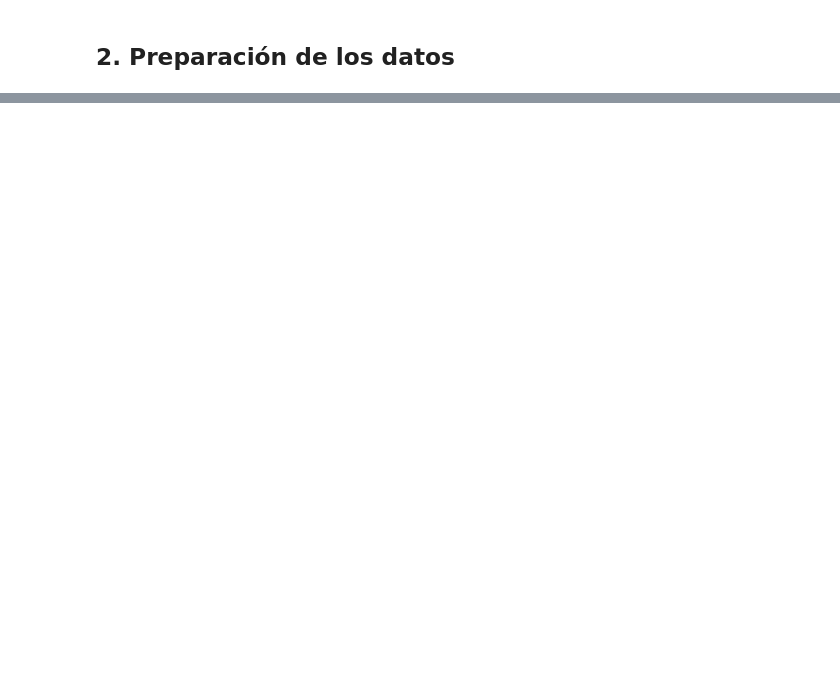
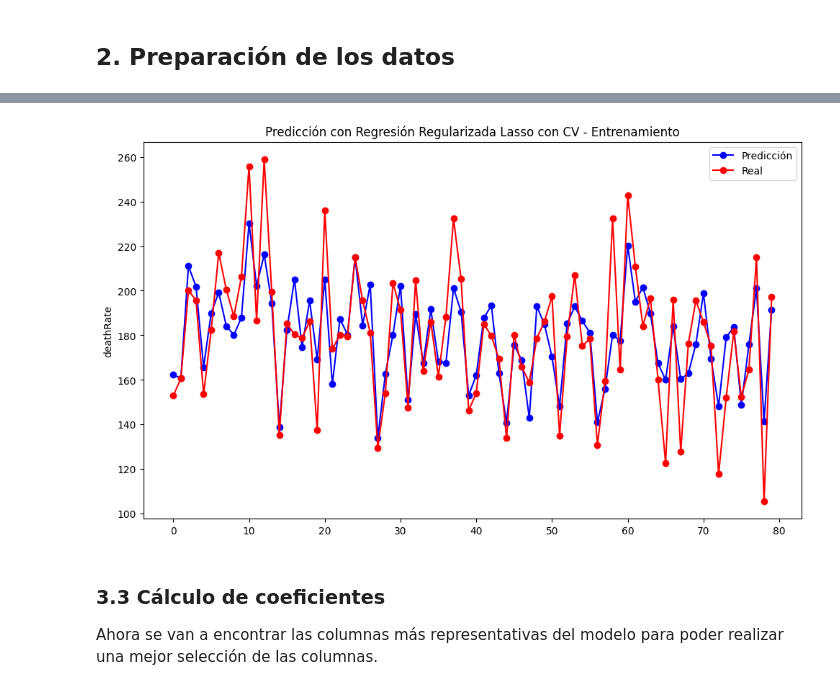
Before and after one commit to SantiagoM99/BI-Esculapio, a Jupyter notebook: Laboratorio2/Laboratorio 2.ipynb, the cells around one changed output, grey strips where cells are left out. Drawn from its saved outputs; the diff is of its cells as text; code cells hidden in the pictures; blank space fills up the shorter version.

```diff
--- a/Laboratorio2/Laboratorio 2.ipynb
+++ b/Laboratorio2/Laboratorio 2.ipynb
@@ -287,0 +448,13 @@ Created in <span style='font-weight:600;margin-left:4px;'>Deepnote</span></a>
+# %%
+cat_transformer = Pipeline(
+    steps=[
+        ('fix_values', FunctionTransformer(fix_cat_values, validate=False)),
+        ('ordinal_or_one_hot', ColumnTransformer(
+            transformers=[
+                ('ordinal_binned', OrdinalEncoder(handle_unknown='use_encoded_value', unknown_value=-1), ['binnedInc']),
+                ('geo', OneHotEncoder(handle_unknown='ignore'), ['Geography'])
+            ],
+            remainder='passthrough'
+        ))
+    ]
+)
@@ -287,0 +507,3 @@ Created in <span style='font-weight:600;margin-left:4px;'>Deepnote</span></a>
+# %%
+%%time
+grid_search.fit(X_train, Y_train)
@@ -287,0 +594,4 @@ Created in <span style='font-weight:600;margin-left:4px;'>Deepnote</span></a>
+# %%
+best_model = grid_search.best_estimator_
+
+pd.DataFrame(grid_search.cv_results_)
@@ -287,0 +624,3 @@ Created in <span style='font-weight:600;margin-left:4px;'>Deepnote</span></a>
+# %%
+y_pred_train_lasso = best_model.predict(X_train)
+y_pred_train_lasso
@@ -287,0 +648,22 @@ Created in <span style='font-weight:600;margin-left:4px;'>Deepnote</span></a>
+# %%
+%matplotlib inline
+
+a = 1000
+b = 1080
+plt.figure(figsize=(10, 6))
+xvals = list(range(b-a))
+plt.plot(xvals, y_pred_train_lasso[a:b], 'bo-', label='Predicción')
+plt.plot(xvals, Y_train[a:b], 'ro-', label='Real')
+
+plt.title('Predicción con Regresión Regularizada Lasso con CV - Entrenamiento')
+plt.ylabel(Y_train.name)
+plt.legend()
+
+plt.tight_layout()
+plt.show()
+# %% [output]
+[figure, added]
+# %% [markdown]
+### 3.3 Cálculo de coeficientes
+
+Ahora se van a encontrar las columnas más representativas del modelo para poder realizar una mejor selección de las columnas.
```
Also changed, not shown: parts of 35 cells of this notebook, 3 other files.
